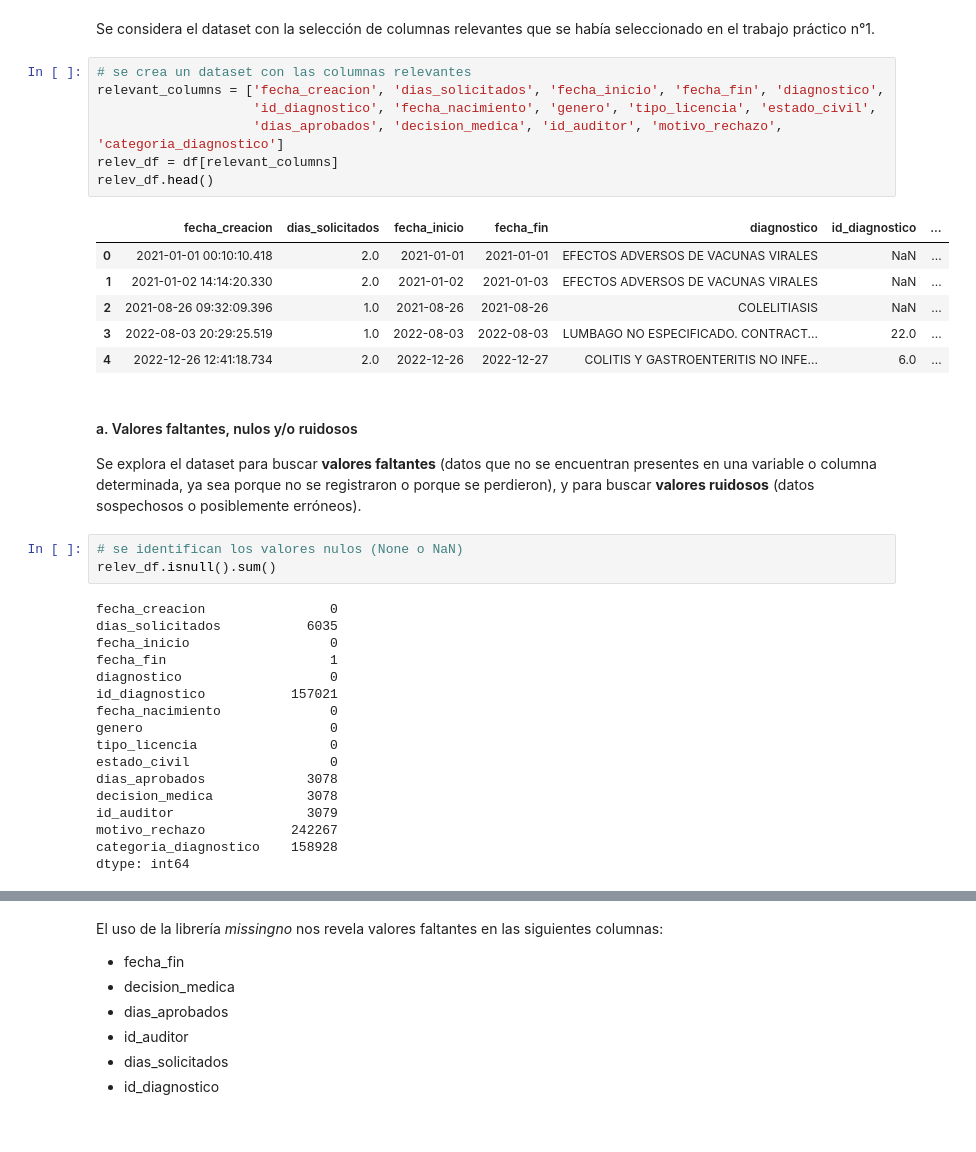
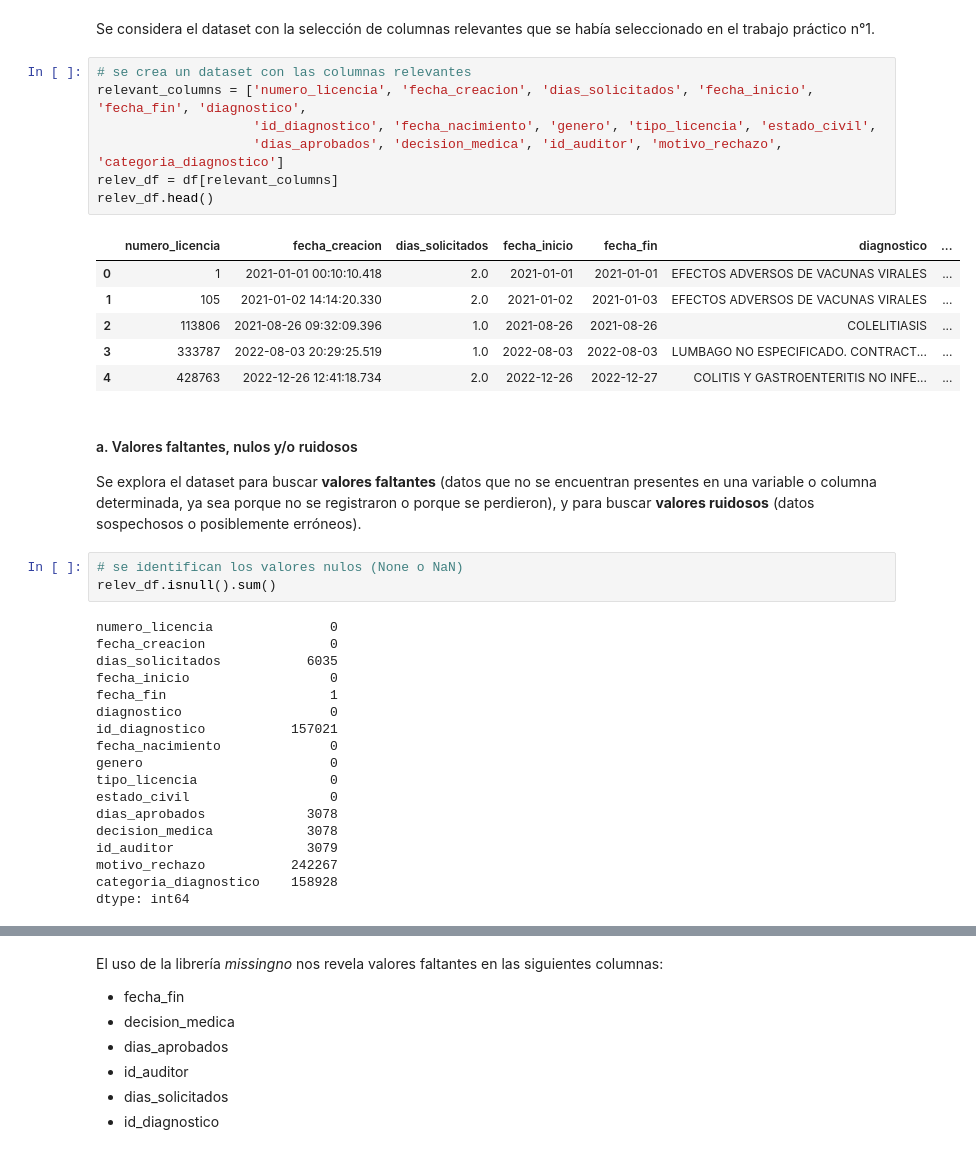
Before and after one commit to grabyc/diplodatos-mentoria, a Jupyter notebook: TP02/TP02_Consignas.ipynb, the cells around one changed output, grey strips where cells are left out. Cells and saved outputs as stored; diff of their text form.

```diff
--- a/TP02/TP02_Consignas.ipynb
+++ b/TP02/TP02_Consignas.ipynb
@@ -94,18 +94,18 @@ df_complete_cod[df_complete_cod['code'] =='A02']
 Se considera el dataset con la selección de columnas relevantes que se había seleccionado en el trabajo práctico n°1.
 # %%
 # se crea un dataset con las columnas relevantes
-relevant_columns = ['fecha_creacion', 'dias_solicitados', 'fecha_inicio', 'fecha_fin', 'diagnostico',
+relevant_columns = ['numero_licencia', 'fecha_creacion', 'dias_solicitados', 'fecha_inicio', 'fecha_fin', 'diagnostico',
                     'id_diagnostico', 'fecha_nacimiento', 'genero', 'tipo_licencia', 'estado_civil',
                     'dias_aprobados', 'decision_medica', 'id_auditor', 'motivo_rechazo', 'categoria_diagnostico']
 relev_df = df[relevant_columns]
 relev_df.head()
 # %% [output]
-|  | fecha_creacion | dias_solicitados | fecha_inicio | fecha_fin | diagnostico | id_diagnostico | ... |
-| 0 | 2021-01-01 00:10:10.418 | 2.0 | 2021-01-01 | 2021-01-01 | EFECTOS ADVERSOS DE VACUNAS VIRALES | NaN | ... |
-| 1 | 2021-01-02 14:14:20.330 | 2.0 | 2021-01-02 | 2021-01-03 | EFECTOS ADVERSOS DE VACUNAS VIRALES | NaN | ... |
-| 2 | 2021-08-26 09:32:09.396 | 1.0 | 2021-08-26 | 2021-08-26 | COLELITIASIS | NaN | ... |
-| 3 | 2022-08-03 20:29:25.519 | 1.0 | 2022-08-03 | 2022-08-03 | LUMBAGO NO ESPECIFICADO. CONTRACT... | 22.0 | ... |
-| 4 | 2022-12-26 12:41:18.734 | 2.0 | 2022-12-26 | 2022-12-27 | COLITIS Y GASTROENTERITIS NO INFE... | 6.0 | ... |
+|  | numero_licencia | fecha_creacion | dias_solicitados | fecha_inicio | fecha_fin | diagnostico | ... |
+| 0 | 1 | 2021-01-01 00:10:10.418 | 2.0 | 2021-01-01 | 2021-01-01 | EFECTOS ADVERSOS DE VACUNAS VIRALES | ... |
+| 1 | 105 | 2021-01-02 14:14:20.330 | 2.0 | 2021-01-02 | 2021-01-03 | EFECTOS ADVERSOS DE VACUNAS VIRALES | ... |
+| 2 | 113806 | 2021-08-26 09:32:09.396 | 1.0 | 2021-08-26 | 2021-08-26 | COLELITIASIS | ... |
+| 3 | 333787 | 2022-08-03 20:29:25.519 | 1.0 | 2022-08-03 | 2022-08-03 | LUMBAGO NO ESPECIFICADO. CONTRACT... | ... |
+| 4 | 428763 | 2022-12-26 12:41:18.734 | 2.0 | 2022-12-26 | 2022-12-27 | COLITIS Y GASTROENTERITIS NO INFE... | ... |
 # %% [markdown]
 #### a. Valores faltantes, nulos y/o ruidosos
 
@@ -114,6 +114,7 @@ Se explora el dataset para buscar **valores faltantes** (datos que no se encuent
 # se identifican los valores nulos (None o NaN)
 relev_df.isnull().sum()
 # %% [output]
+numero_licencia               0
 fecha_creacion                0
 dias_solicitados           6035
 fecha_inicio                  0
```
Also changed, not shown: parts of 7 cells of this notebook.
